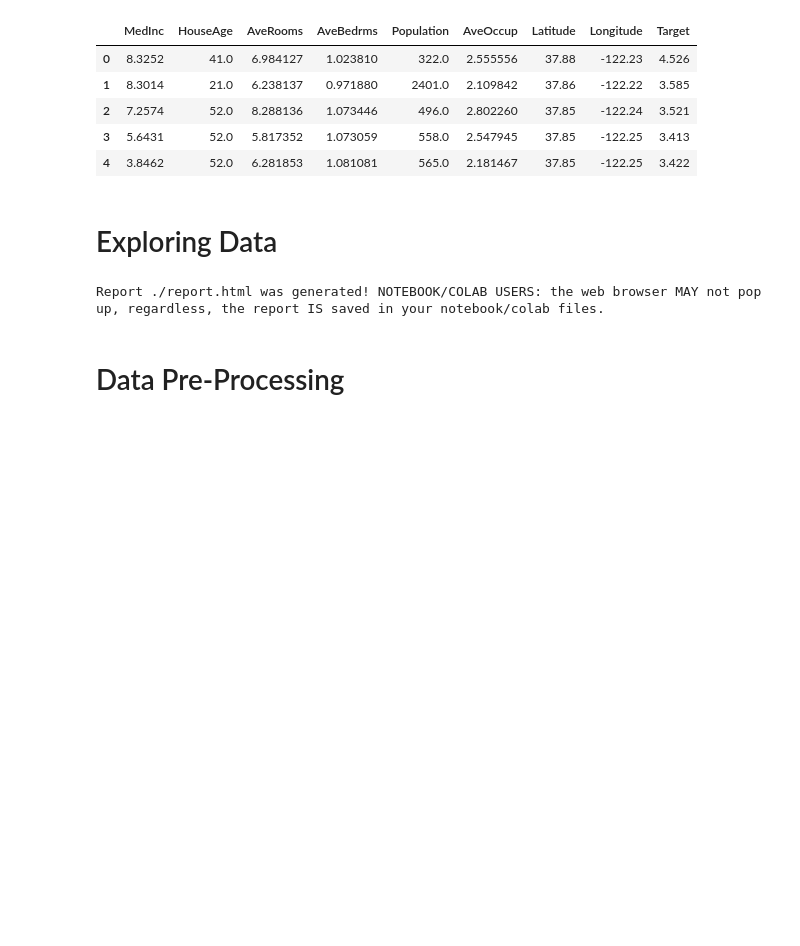
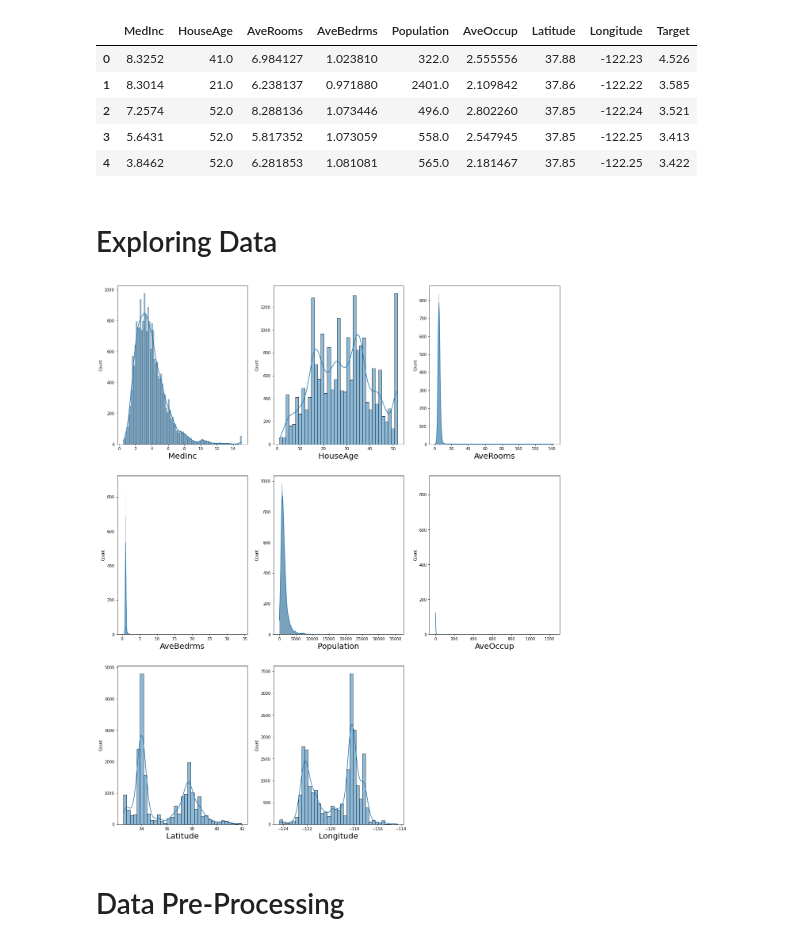
Before and after one commit to skp0111/House-Price-Predictor-Using-ML, a Jupyter notebook: House_Price_Predictor.ipynb, the cells around one changed output. Drawn from its saved outputs; the diff is of its cells as text; code cells hidden in the pictures; blank space fills up the shorter version.

```diff
--- a/House_Price_Predictor.ipynb
+++ b/House_Price_Predictor.ipynb
@@ -56,12 +56,19 @@ df.head()
 | 4 | 3.8462 | 52.0 | 6.281853 | 1.081081 | 565.0 | 2.181467 | 37.85 | -122.25 | 3.422 |
 # %% [markdown]
 # Exploring Data
-# %%
-import sweetviz as sv
-report=sv.analyze(df)
-report.show_html("./report.html")
-# %% [output]
-Report ./report.html was generated! NOTEBOOK/COLAB USERS: the web browser MAY not pop up, regardless, the report IS saved in your notebook/colab files.
+# %%
+import seaborn as sns
+plt.figure(figsize=(20,25))
+plotnumber=1
+for column in df:
+    if plotnumber<=8:
+        ax=plt.subplot(3,3,plotnumber)
+        sns.histplot(df[column],kde=True)
+        plt.xlabel(column,fontsize=20)
+    plotnumber += 1
+plt.show()
+# %% [output]
+[figure, added]
 # %% [markdown]
 # Data Pre-Processing
 # %%
```
Also changed, not shown: parts of 8 cells of this notebook, 1 other file.
